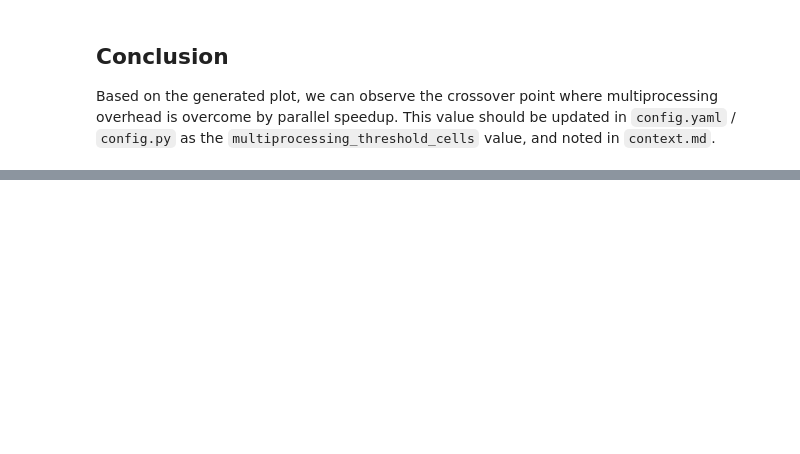
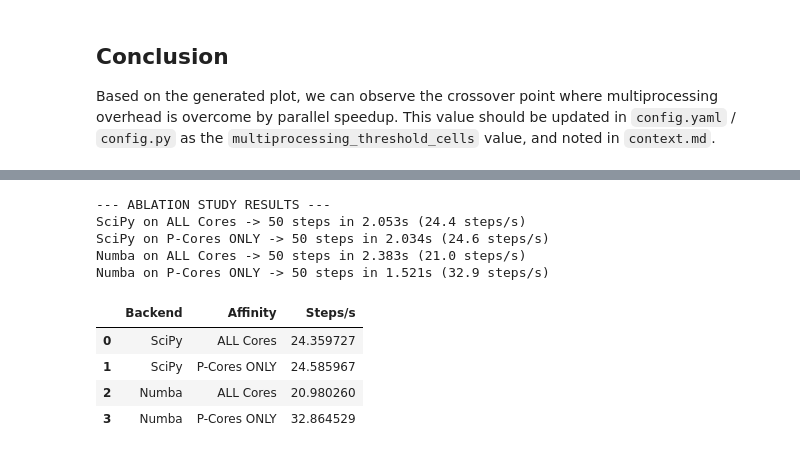
Before and after one commit to 97hackbrian/sciprog-FW, a Jupyter notebook: notebooks/performance_analysis.ipynb, the cells around one changed output, grey strips where cells are left out. Saved outputs shown, nothing was run; the diff lists cells and outputs as text; code cells hidden in the pictures; blank space fills up the shorter version.

```diff
--- a/notebooks/performance_analysis.ipynb
+++ b/notebooks/performance_analysis.ipynb
@@ -134,0 +146,69 @@ Based on the generated plot, we can observe the crossover point where multiproce
+# %%
+import time
+import numpy as np
+import pandas as pd
+from pathlib import Path
+import psutil
+
+from libs.config import ComputeBackend, SimulationConfig
+from libs.core.engine import SimulationEngine
+from libs.parallel.topology import get_topology_info
+
+def run_ablation_test(backend: ComputeBackend, all_cores: bool, steps=50):
+    """Run an ablation test and return results."""
+    config = SimulationConfig()
+    config.backend = backend
+    config.all_cores = all_cores
+
+    # Topology extraction
+    p_cores, e_cores = get_topology_info()
+    proc = psutil.Process()
+
+    # Apply affinity manually for testing
+    if all_cores or not e_cores:
+        proc.cpu_affinity(p_cores + e_cores)
+    else:
+        proc.cpu_affinity(p_cores)
+
+    initial = np.random.choice([0, 1], size=(500, 500), p=[0.8, 0.2]).astype(np.uint8)
+    engine = SimulationEngine(config=config, initial=initial)
+
+    start_time = time.time()
+    for _ in range(steps):
+        engine.step()
+    elapsed = time.time() - start_time
+
+    affinity_desc = "ALL Cores" if all_cores else "P-Cores ONLY"
+    backend_desc = "Numba" if backend == ComputeBackend.NUMBA else "SciPy"
+    steps_per_sec = steps / elapsed
+    print(
+        f"{backend_desc} on {affinity_desc} -> {steps} steps "
+        f"in {elapsed:.3f}s ({steps_per_sec:.1f} steps/s)"
+    )
+
+    return {
+        "Backend": backend_desc,
+        "Affinity": affinity_desc,
+        "Steps/s": steps_per_sec
+    }
+
+print("--- ABLATION STUDY RESULTS ---")
+results_ablation = []
+results_ablation.append(run_ablation_test(ComputeBackend.CPU, all_cores=True))
+results_ablation.append(run_ablation_test(ComputeBackend.CPU, all_cores=False))
+results_ablation.append(run_ablation_test(ComputeBackend.NUMBA, all_cores=True))
+results_ablation.append(run_ablation_test(ComputeBackend.NUMBA, all_cores=False))
+
+df_ablation = pd.DataFrame(results_ablation)
+display(df_ablation)
+# %% [output]
+--- ABLATION STUDY RESULTS ---
+SciPy on ALL Cores -> 50 steps in 2.053s (24.4 steps/s)
+SciPy on P-Cores ONLY -> 50 steps in 2.034s (24.6 steps/s)
+Numba on ALL Cores -> 50 steps in 2.383s (21.0 steps/s)
+Numba on P-Cores ONLY -> 50 steps in 1.521s (32.9 steps/s)
+|  | Backend | Affinity | Steps/s |
+| 0 | SciPy | ALL Cores | 24.359727 |
+| 1 | SciPy | P-Cores ONLY | 24.585967 |
+| 2 | Numba | ALL Cores | 20.980260 |
+| 3 | Numba | P-Cores ONLY | 32.864529 |
```
Also changed, not shown: parts of 5 cells of this notebook, 10 other files.
